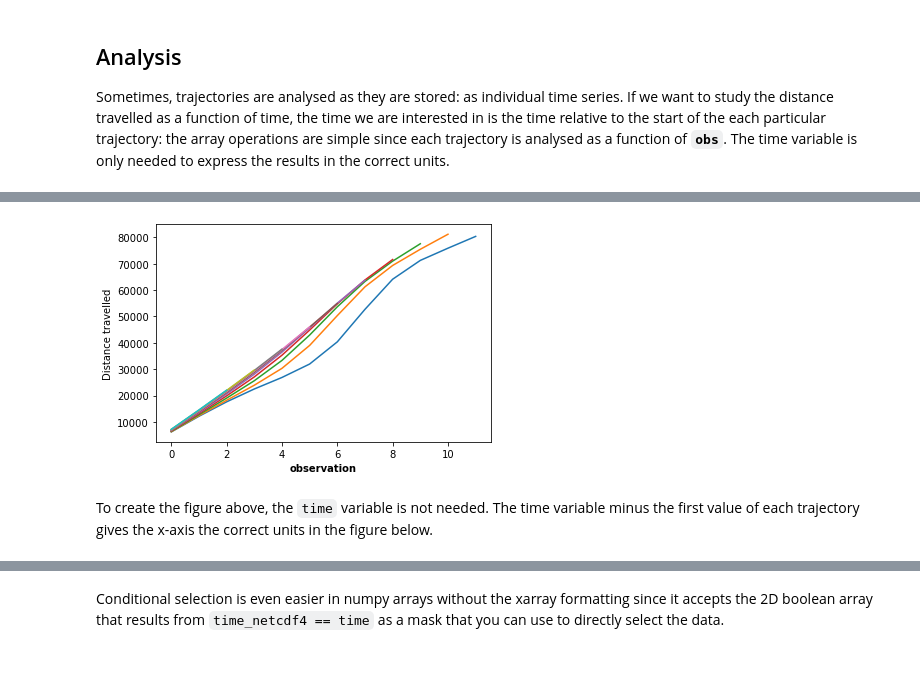
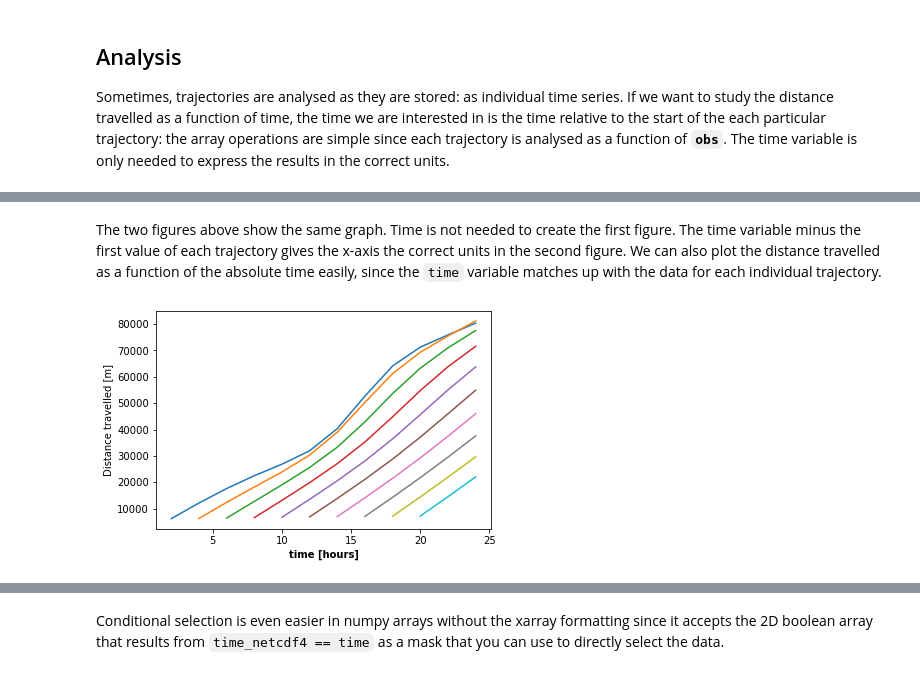
Before and after one commit to OceanParcels/Parcels, a Jupyter notebook: parcels/examples/tutorial_output.ipynb, the cells around one changed output, grey strips where cells are left out. Drawn from its saved outputs; the diff is of its cells as text; code cells hidden in the pictures.

Commit message:
Add plot with time x-axis

```diff
--- a/parcels/examples/tutorial_output.ipynb
+++ b/parcels/examples/tutorial_output.ipynb
@@ -137,6 +137,12 @@ Note how the first observation occurs at a different time for each trajectory. *
 ## Analysis
 Sometimes, trajectories are analysed as they are stored: as individual time series. If we want to study the distance travelled as a function of time, the time we are interested in is the time relative to the start of the each particular trajectory: the array operations are simple since each trajectory is analysed as a function of **`obs`**. The time variable is only needed to express the results in the correct units.
 # %%
+import matplotlib.pyplot as plt
+
 x = data_xarray['lon'].values
 y = data_xarray['lat'].values
 distance = np.cumsum(np.sqrt(np.square(np.diff(x))+np.square(np.diff(y))),axis=1)  # d = (dx^2 + dy^2)^(1/2)
+
+real_time = data_xarray['time']/ns_per_hour
+time_since_release = (real_time.values.transpose() - real_time.values[:,0]) # substract the initial time from each timeseries
+# time_since_release = time_since_release/ns_per_hour  # convert time to hours
@@ -145,11 +162,10 @@ import matplotlib.pyplot as plt
+# %% [markdown]
+The two figures above show the same graph. Time is not needed to create the first figure. The time variable minus the first value of each trajectory gives the x-axis the correct units in the second figure. We can also plot the distance travelled as a function of the absolute time easily, since the `time` variable matches up with the data for each individual trajectory.
 # %%
 plt.figure()
-ax = plt.axes()
+ax= plt.axes()
 ax.set_ylabel('Distance travelled [m]')
-ax.set_xlabel('observation',weight='bold')
-d_plot = ax.plot(distance.transpose())
-plt.show()
+ax.set_xlabel('time [hours]',weight='bold')
+d_plot_t = ax.plot(real_time.T[1:],distance.transpose())
 # %% [output]
-[figure, old version]
+[figure, new version]
-# %% [markdown]
-To create the figure above, the `time` variable is not needed. The time variable minus the first value of each trajectory gives the x-axis the correct units in the figure below.
```
Also changed, not shown: parts of 5 cells of this notebook.
